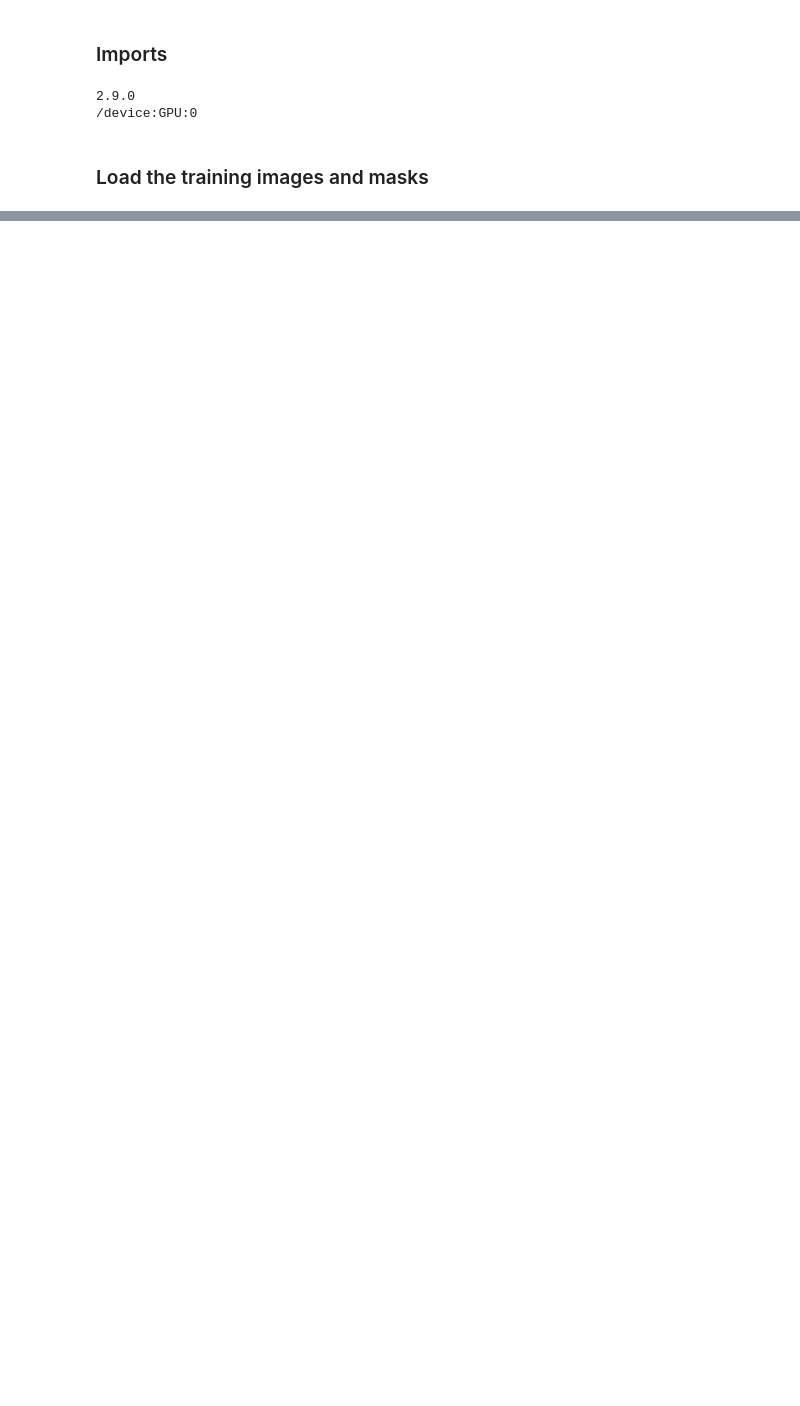
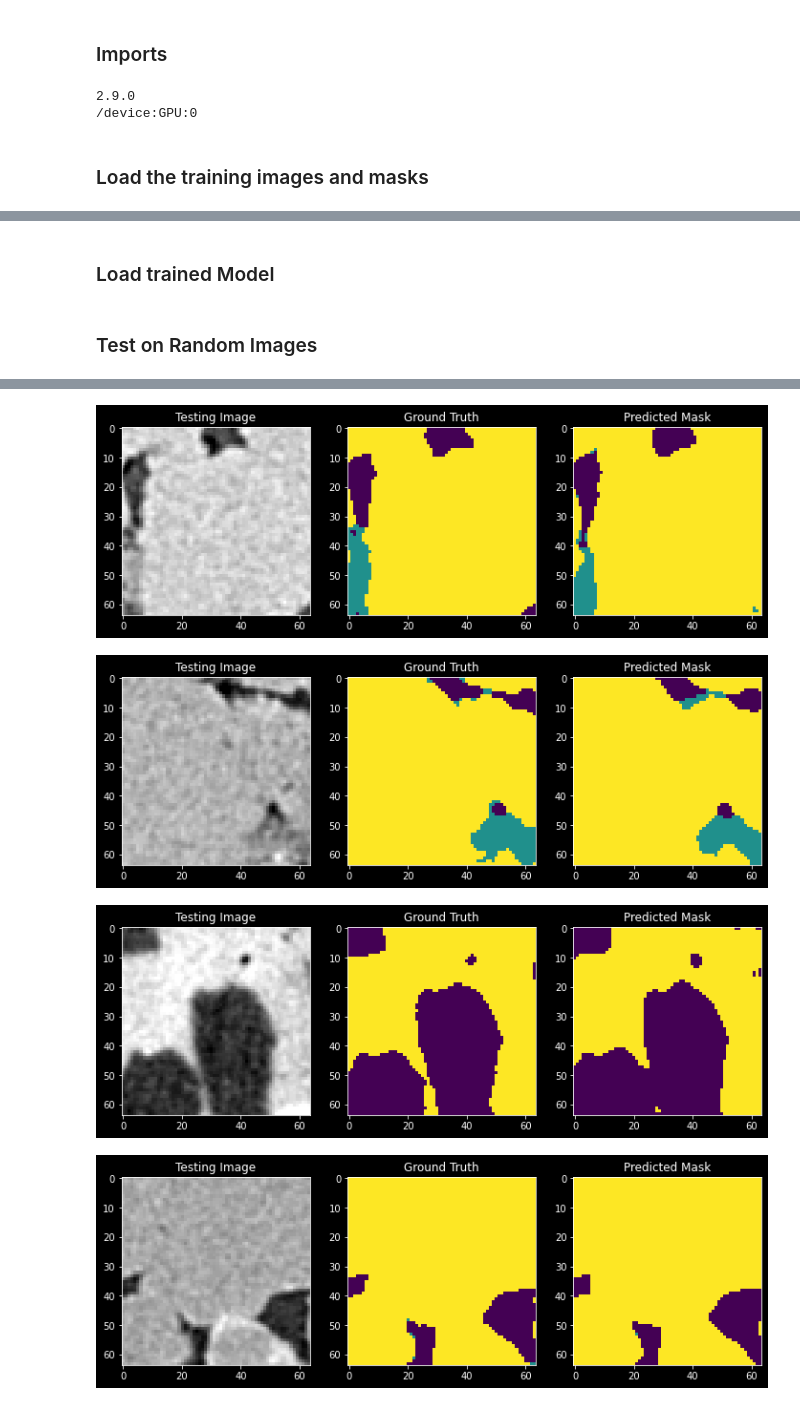
Before and after one commit to schmiff/3D-Unet_Sandstone_for_ml, a Jupyter notebook: main.ipynb, the cells around one changed output, grey strips where cells are left out. Saved outputs shown, nothing was run; the diff lists cells and outputs as text; code cells hidden in the pictures; blank space fills up the shorter version.

```diff
--- a/main.ipynb
+++ b/main.ipynb
@@ -43,0 +57,7 @@ AttributeError: module 'private_path' has no attribute 'img_path'
+# %%
+# Reshape input_shapes into n_patches, x, y, z
+input_img = np.reshape(img_patches, (-1, img_patches.shape[3], img_patches.shape[4], img_patches.shape[5]))
+input_mask = np.reshape(mask_patches, (-1, mask_patches.shape[3], mask_patches.shape[4], mask_patches.shape[5]))
+
+print('input shape of: (n_patches, x, y, z)')
+print(input_img.shape)
@@ -43,0 +116,6 @@ AttributeError: module 'private_path' has no attribute 'img_path'
+# %%
+# get the preprocessing of the encoder backbone
+preprocess_input = sm.get_preprocessing(BACKBONE)
+# now preprocess our data in the same way to fit it to the model
+X_train_prep = preprocess_input(X_train)
+X_test_prep = preprocess_input(X_test)
@@ -43,0 +161,37 @@ AttributeError: module 'private_path' has no attribute 'img_path'
+# %% [markdown]
+### Load trained Model
+# %%
+from keras.models import load_model
+model = load_model('unet.hdf5', custom_objects={'dice_loss_plus_1focal_loss': total_loss,
+                'iou_score': sm.metrics.iou_score,
+                'f1-score':sm.metrics.f1_score})
+# %% [markdown]
+### Test on Random Images
+# %%
+for i in range(10):
+        # Chose random Index
+        index = np.random.randint(1, len(X_test))
+        # load image
+        test_img = X_test[index]
+        ground_truth = y_test[index]
+
+        test_img_input = np.expand_dims(test_img, 0)
+        test_img_input1 = preprocess_input(test_img_input)
+
+        test_pred1 = model.predict(test_img_input1)
+        test_predction1 = np.argmax(test_pred1, axis=4)[0,:,:,:]
+        #
+        ground_truth_argmax = np.argmax(ground_truth, axis=3)
+        # plot prediction
+        slice = i
+        plt.figure(figsize=(12,12))
+        plt.subplot(231)
+        plt.title('Testing Image')
+        plt.imshow(test_img[slice,:,:,0], cmap='gray')
+        plt.subplot(232)
+        plt.title('Ground Truth')
+        plt.imshow(ground_truth_argmax[slice,:,:])
+        plt.subplot(233)
+        plt.title('Predicted Mask')
+        plt.imshow(test_predction1[slice,:,:])
+# %% [output]
@@ -43,0 +208,4 @@ AttributeError: module 'private_path' has no attribute 'img_path'
+[figure, added]
+[figure, added]
+[figure, added]
+[figure, added]
```
Also changed, not shown: parts of 14 cells of this notebook.
